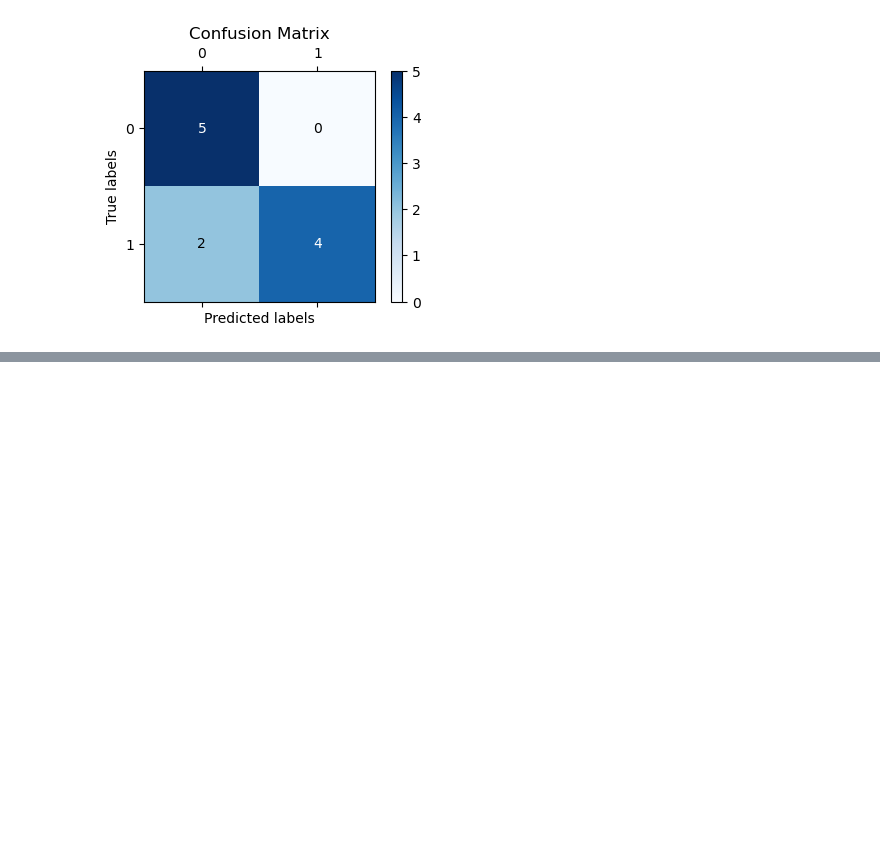
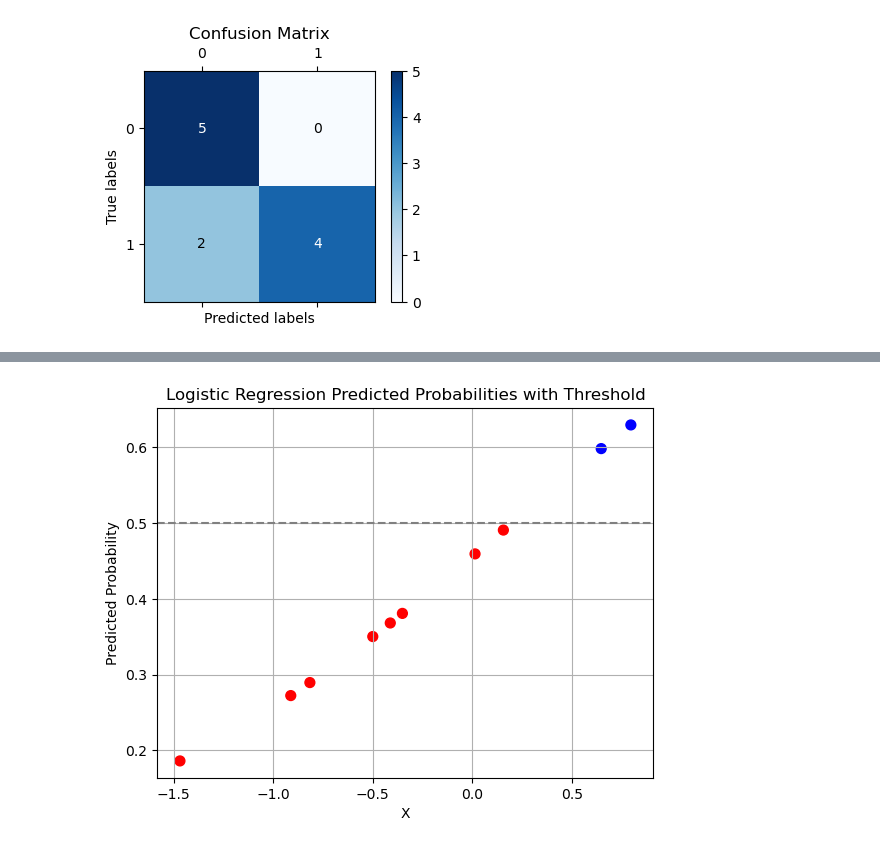
Before and after one commit to Jordanbarker/jordanbarker.github.io, a Jupyter notebook: Jupyter_Notebooks/ErrorMetrics.ipynb, the cells around one changed output, grey strips where cells are left out. Cells and saved outputs as stored; diff of their text form; code cells hidden in the pictures; blank space fills up the shorter version.

```diff
--- a/Jupyter_Notebooks/ErrorMetrics.ipynb
+++ b/Jupyter_Notebooks/ErrorMetrics.ipynb
@@ -204,0 +238,17 @@ plt.show()
+# %%
+# This will give you the probabilities of the positive class
+probabilities = clf.predict_proba(X)[:, 1]
+
+colors = ['red' if value < 0.5 else 'blue' for value in probabilities]
+plt.scatter(X, probabilities, marker='.', c=colors, s=200)
+
+# Add a horizontal line at y=0.5 to represent the threshold
+plt.axhline(y=0.5, color='gray', linestyle='--')
+
+plt.grid(True)
+plt.xlabel('X')
+plt.ylabel('Predicted Probability')
+plt.title('Logistic Regression Predicted Probabilities with Threshold')
+plt.show()
+# %% [output]
+[figure, added]
```
Also changed, not shown: parts of 6 cells of this notebook, 4 other files.
